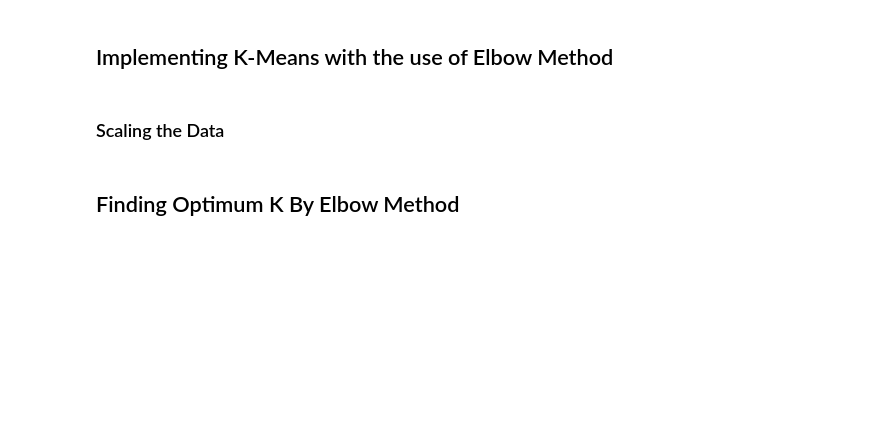
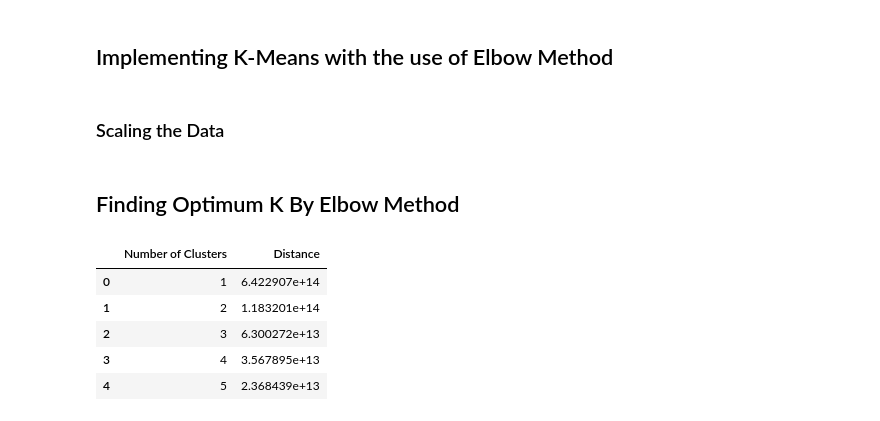
Before and after one commit to reemkhaledaboushama/datamining-project, a Jupyter notebook: 18Q9822.ipynb, the cells around one changed output. Saved outputs shown, nothing was run; the diff lists cells and outputs as text; code cells hidden in the pictures; blank space fills up the shorter version.

```diff
--- a/18Q9822.ipynb
+++ b/18Q9822.ipynb
@@ -511,0 +375,9 @@ for col in data.columns:
+# %%
+dist_data
+# %% [output]
+|  | Number of Clusters | Distance |
+| 0 | 1 | 6.422907e+14 |
+| 1 | 2 | 1.183201e+14 |
+| 2 | 3 | 6.300272e+13 |
+| 3 | 4 | 3.567895e+13 |
+| 4 | 5 | 2.368439e+13 |
```
Also changed, not shown: parts of 39 cells of this notebook.
